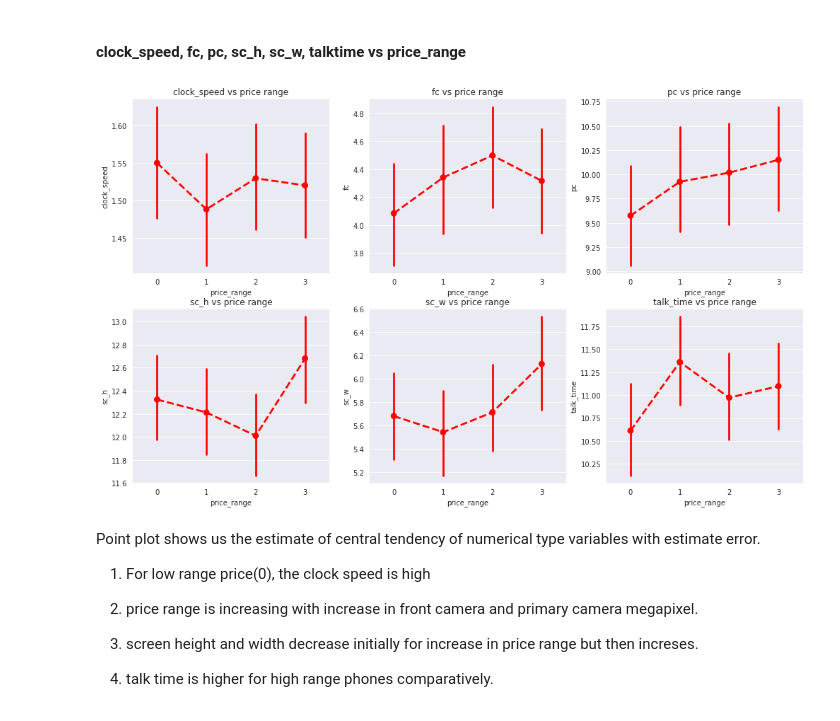
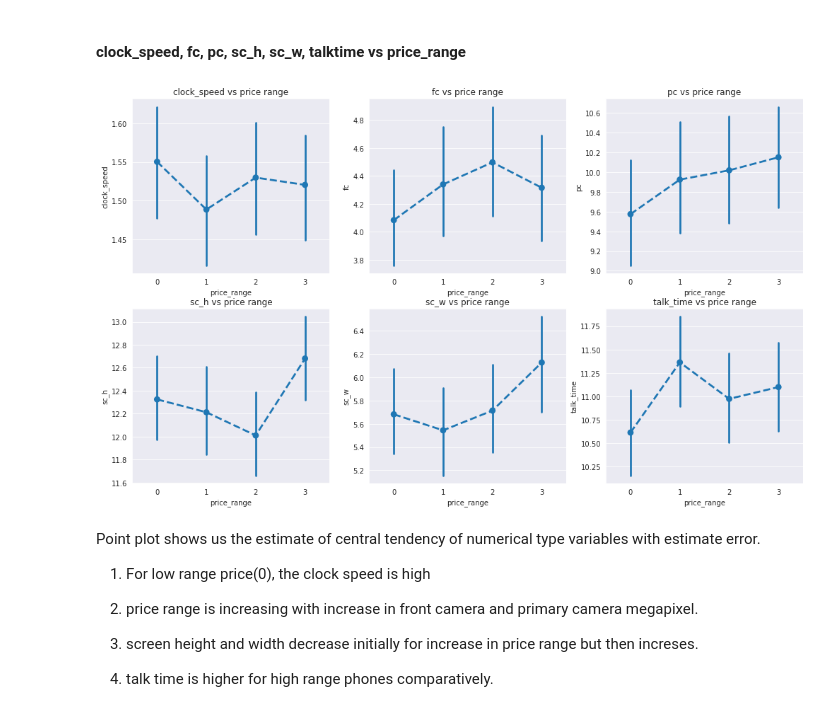
Before and after one commit to rahool010/Mobile-Price-Range-Prediction, a Jupyter notebook: Mobile_Price_Range_Prediction_Capstone_Project.ipynb, the cells around one changed output. Saved outputs shown, nothing was run; the diff lists cells and outputs as text; code cells hidden in the pictures.

```diff
--- a/Mobile_Price_Range_Prediction_Capstone_Project.ipynb
+++ b/Mobile_Price_Range_Prediction_Capstone_Project.ipynb
@@ -224,12 +224,12 @@ plt.show()
 # %%
 l1 = ['clock_speed', 'fc', 'pc', 'sc_h', 'sc_w', 'talk_time']
 plt.figure(figsize=(17,10))
 for index, elem in enumerate(l1):
   plt.subplot(2,3,index+1)
-  sns.pointplot(x='price_range',y=elem,data=df, linestyles='--', color='red')
+  sns.pointplot(x='price_range',y=elem,data=df, linestyles='--')
   plt.title(f'{elem} vs price range')
 # %% [output]
-[figure, old version]
+[figure, new version]
 # %% [markdown]
 Point plot shows us the estimate of central tendency of numerical type variables with estimate error.
 
```
Also changed, not shown: parts of 46 cells of this notebook.
